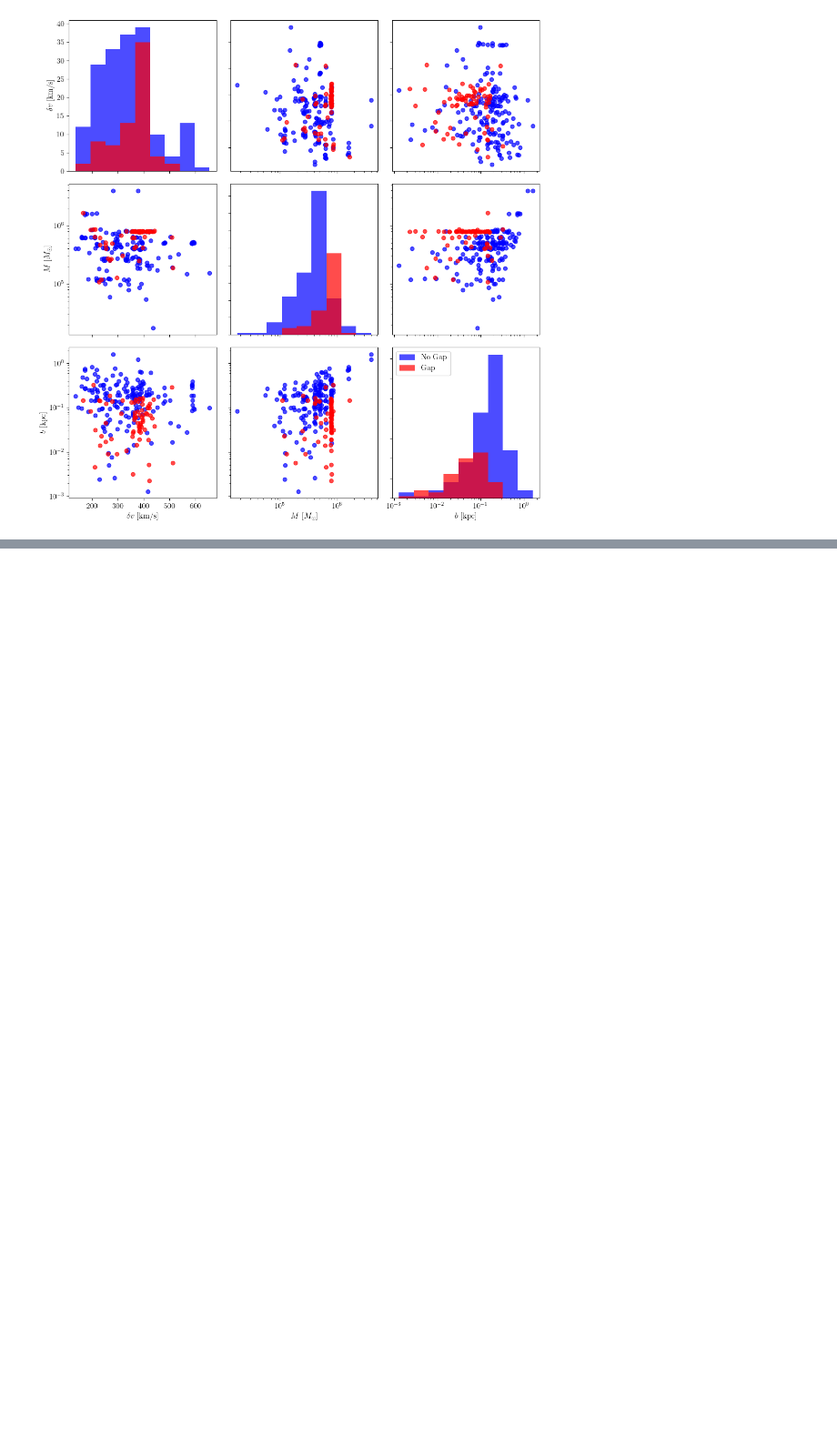
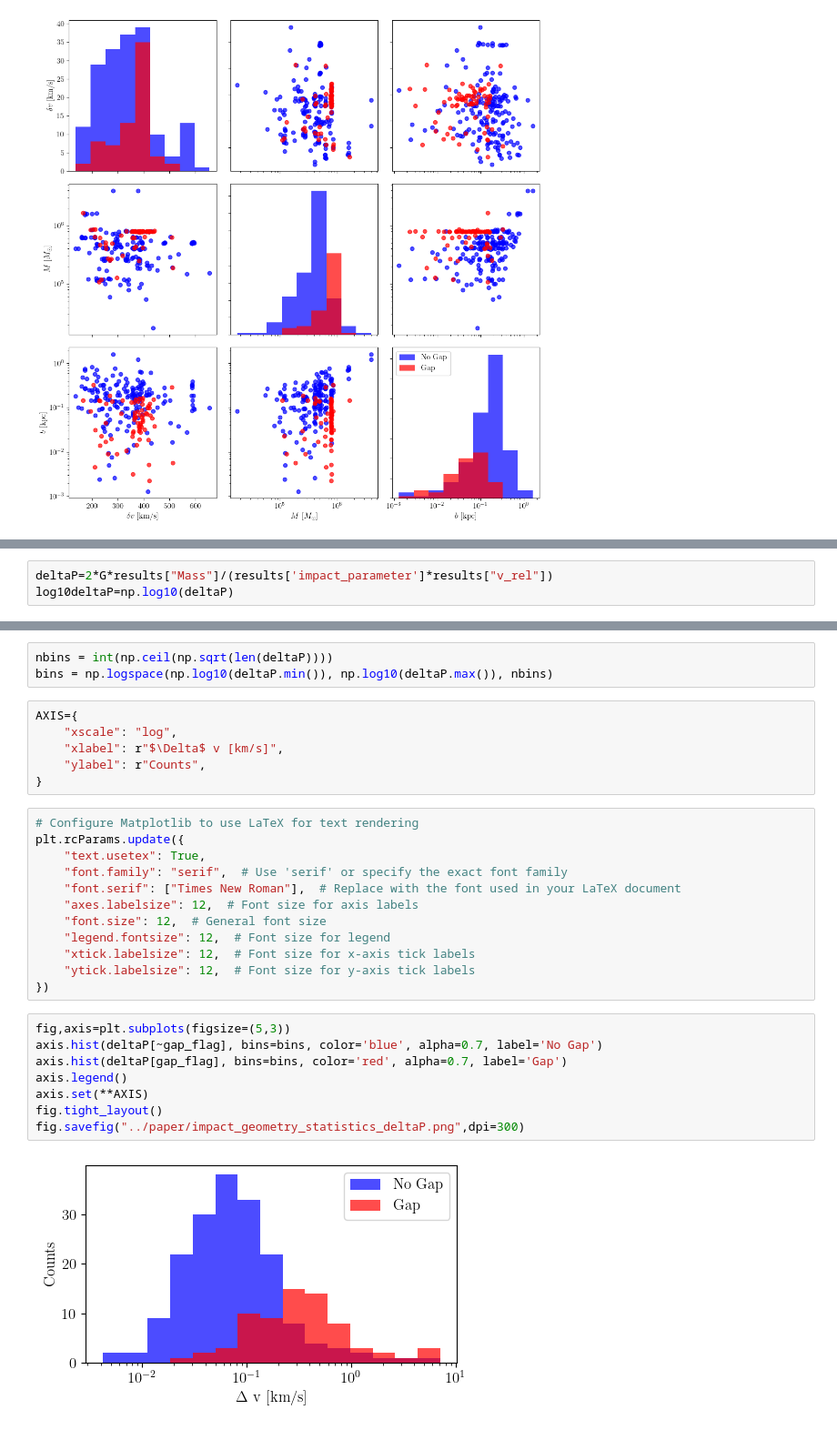
Before and after one commit to salvatore-ferrone/stream_analysis, a Jupyter notebook: figures/impact_statistics.ipynb, the cells around one changed output, grey strips where cells are left out. Shown: that part at 91% size. Saved outputs shown, nothing was run; the diff lists cells and outputs as text; blank space fills up the shorter version.

```diff
--- a/figures/impact_statistics.ipynb
+++ b/figures/impact_statistics.ipynb
@@ -102,0 +110,3 @@ fig.savefig("../paper/impact_geometry_statistics.png",dpi=300)
+# %%
+deltaP=2*G*results["Mass"]/(results['impact_parameter']*results["v_rel"])
+log10deltaP=np.log10(deltaP)
@@ -102,0 +128,31 @@ fig.savefig("../paper/impact_geometry_statistics.png",dpi=300)
+# %%
+nbins = int(np.ceil(np.sqrt(len(deltaP))))
+bins = np.logspace(np.log10(deltaP.min()), np.log10(deltaP.max()), nbins)
+# %%
+AXIS={
+    "xscale": "log",
+    "xlabel": r"$\Delta$ v [km/s]",
+    "ylabel": r"Counts",
+}
+# %%
+# Configure Matplotlib to use LaTeX for text rendering
+plt.rcParams.update({
+    "text.usetex": True,
+    "font.family": "serif",  # Use 'serif' or specify the exact font family
+    "font.serif": ["Times New Roman"],  # Replace with the font used in your LaTeX document
+    "axes.labelsize": 12,  # Font size for axis labels
+    "font.size": 12,  # General font size
+    "legend.fontsize": 12,  # Font size for legend
+    "xtick.labelsize": 12,  # Font size for x-axis tick labels
+    "ytick.labelsize": 12,  # Font size for y-axis tick labels
+})
+# %%
+fig,axis=plt.subplots(figsize=(5,3))
+axis.hist(deltaP[~gap_flag], bins=bins, color='blue', alpha=0.7, label='No Gap')
+axis.hist(deltaP[gap_flag], bins=bins, color='red', alpha=0.7, label='Gap')
+axis.legend()
+axis.set(**AXIS)
+fig.tight_layout()
+fig.savefig("../paper/impact_geometry_statistics_deltaP.png",dpi=300)
+# %% [output]
+[figure, added]
```
Also changed, not shown: parts of 3 cells of this notebook, 2 other files.
